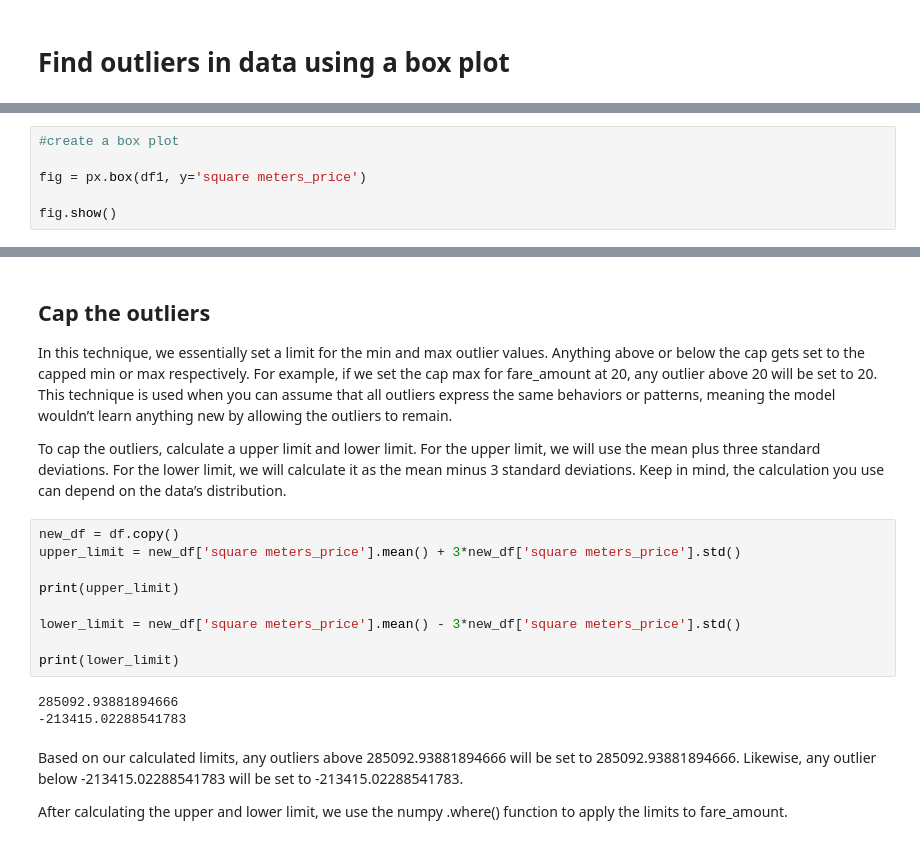
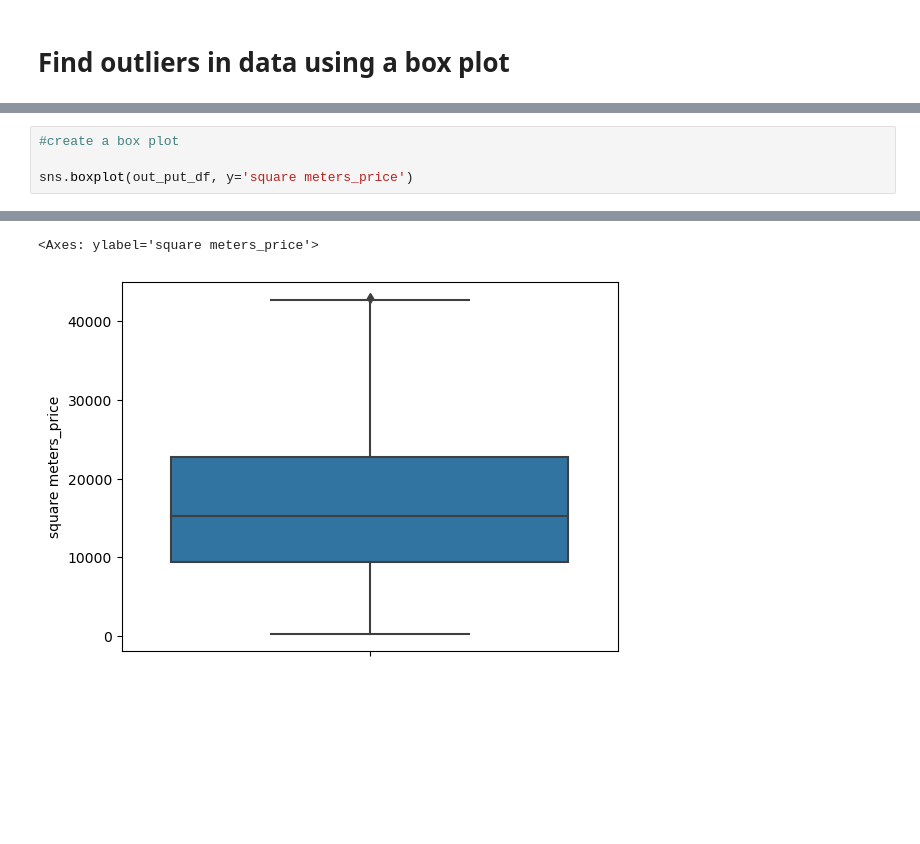
Before and after one commit to pryn-kb/isds2023, a Jupyter notebook: Lars/Detecting and Filtering Outliers.ipynb, the cells around one changed output, grey strips where cells are left out. Cells and saved outputs as stored; diff of their text form; blank space fills up the shorter version.

```diff
--- a/Lars/Detecting and Filtering Outliers.ipynb
+++ b/Lars/Detecting and Filtering Outliers.ipynb
@@ -190,7 +146,5 @@ df1
 # %%
 #create a box plot
 
-fig = px.box(df1, y='square meters_price')
-
-fig.show()
+sns.boxplot(out_put_df, y='square meters_price')
 # %% [output]
@@ -198,21 +151,2 @@ fig.show()
+<Axes: ylabel='square meters_price'>
+[figure, added]
-# %% [markdown]
-## Cap the outliers
-In this technique, we essentially set a limit for the min and max outlier values. Anything above or below the cap gets set to the capped min or max respectively. For example, if we set the cap max for fare_amount at 20, any outlier above 20 will be set to 20. This technique is used when you can assume that all outliers express the same behaviors or patterns, meaning the model wouldn’t learn anything new by allowing the outliers to remain.
-
-To cap the outliers, calculate a upper limit and lower limit. For the upper limit, we will use the mean plus three standard deviations. For the lower limit, we will calculate it as the mean minus 3 standard deviations. Keep in mind, the calculation you use can depend on the data’s distribution.
-# %%
-new_df = df.copy()
-upper_limit = new_df['square meters_price'].mean() + 3*new_df['square meters_price'].std()
-
-print(upper_limit)
-
-lower_limit = new_df['square meters_price'].mean() - 3*new_df['square meters_price'].std()
-
-print(lower_limit)
-# %% [output]
-285092.93881894666
--213415.02288541783
-# %% [markdown]
-Based on our calculated limits, any outliers above 285092.93881894666 will be set to 285092.93881894666. Likewise, any outlier below -213415.02288541783 will be set to -213415.02288541783.
-
-After calculating the upper and lower limit, we use the numpy .where() function to apply the limits to fare_amount.
```
Also changed, not shown: parts of 39 cells of this notebook, 11 other files.
